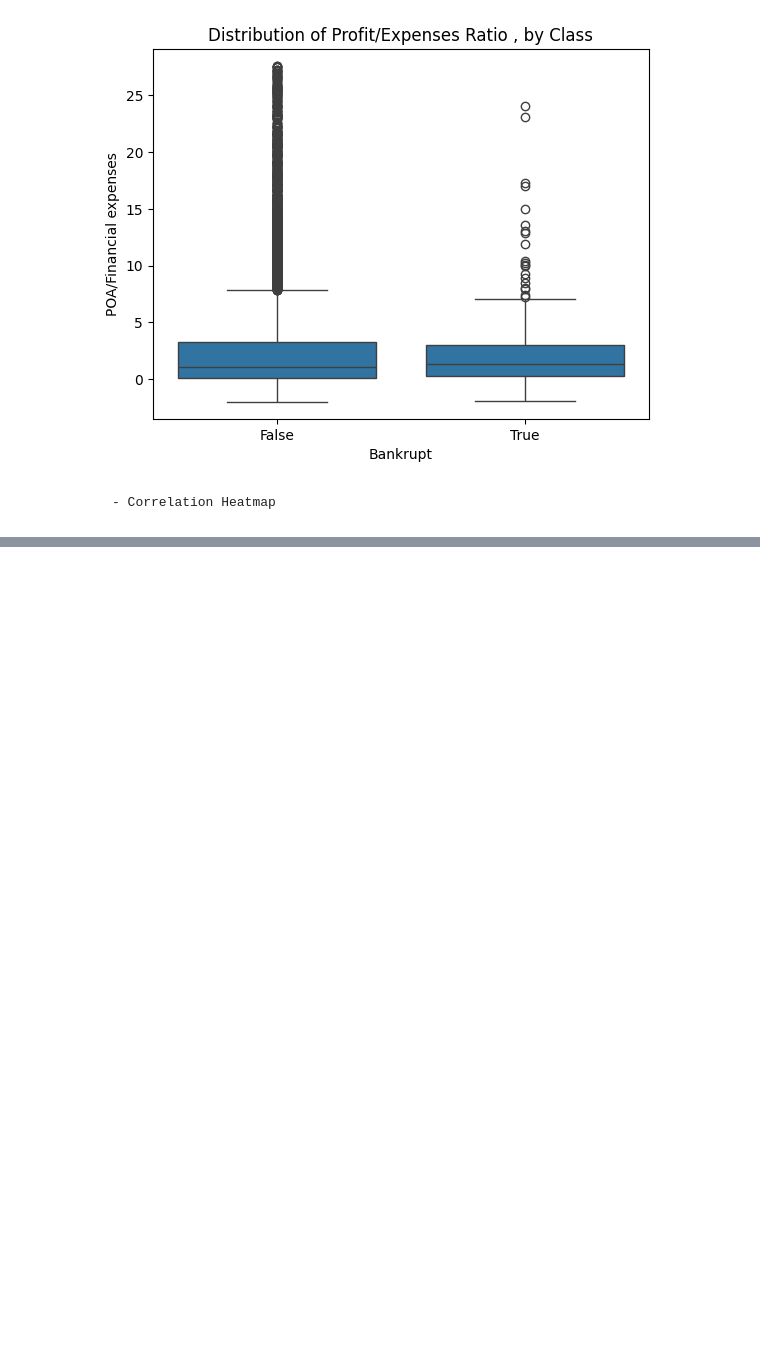
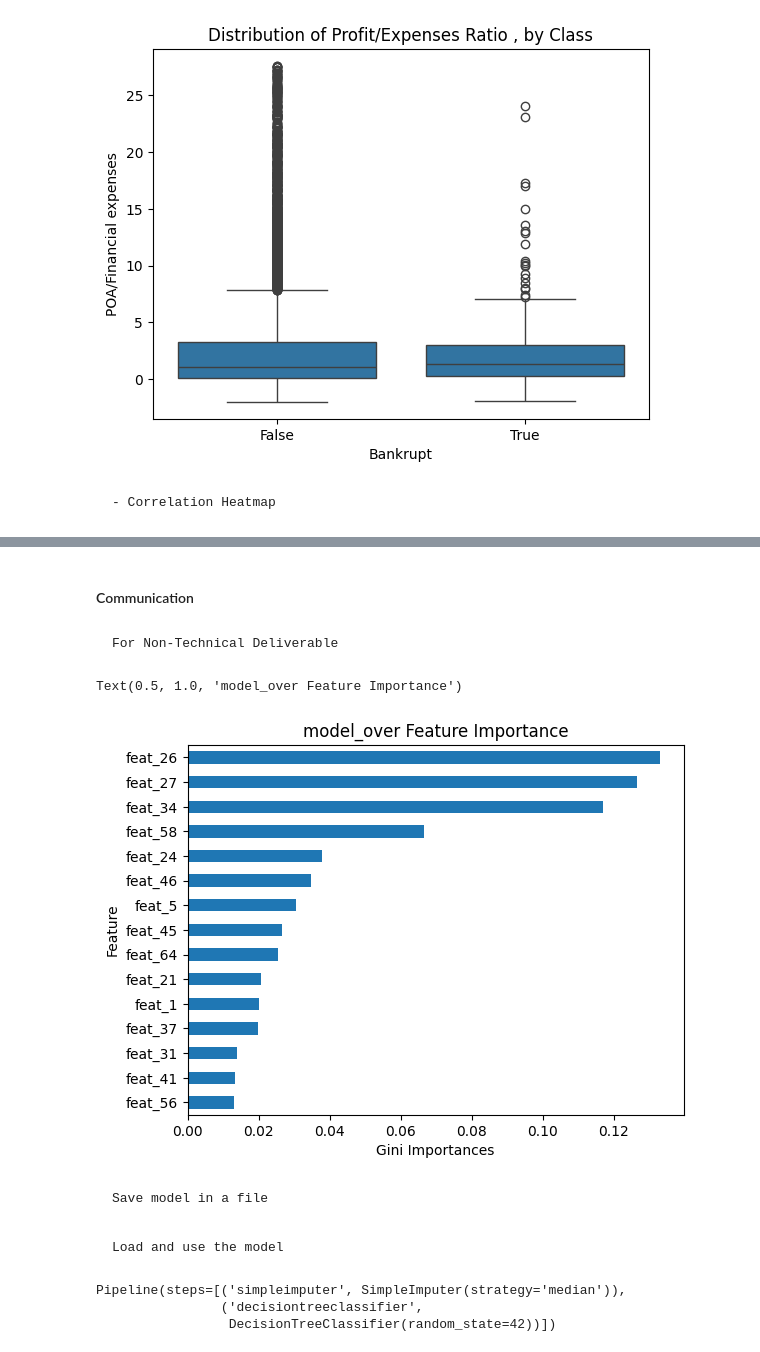
Before and after one commit to tech-ml-quant-luv/Applied_data_science_lab_worldquant, a Jupyter notebook: Project 5 - Bankruptcy in Poland (Gradient Boosting)/052-imbalanced-data.ipynb, the cells around one changed output, grey strips where cells are left out. Drawn from its saved outputs; the diff is of its cells as text; code cells hidden in the pictures; blank space fills up the shorter version.

```diff
--- a/Project 5 - Bankruptcy in Poland (Gradient Boosting)/052-imbalanced-data.ipynb
+++ b/Project 5 - Bankruptcy in Poland (Gradient Boosting)/052-imbalanced-data.ipynb
@@ -150,0 +190,4 @@ Text(0.5, 1.0, 'Distribution of Profit/Expenses Ratio , by Class')
+# %%
+over_sampler = RandomOverSampler(random_state=42)
+X_train_over,y_train_over = over_sampler.fit_resample(X_train,y_train)
+print(X_train_over.shape)
@@ -150,0 +266,20 @@ Text(0.5, 1.0, 'Distribution of Profit/Expenses Ratio , by Class')
+# %% [markdown]
+#### Communication
+# %% [markdown]
+    For Non-Technical Deliverable
+# %%
+# Get importances
+importances = model_over.named_steps["decisiontreeclassifier"].feature_importances_
+
+#Put importances into a Series
+feat_imp = pd.Series(importances, index=X_train_over.columns).sort_values()
+
+# Plot Series
+
+feat_imp.tail(15).plot(kind="barh")
+plt.xlabel("Gini Importances")
+plt.ylabel("Feature")
+plt.title("model_over Feature Importance")
+# %% [output]
+Text(0.5, 1.0, 'model_over Feature Importance')
+[figure, added]
@@ -150,0 +296,2 @@ Text(0.5, 1.0, 'Distribution of Profit/Expenses Ratio , by Class')
+# %% [markdown]
+    Save model in a file
@@ -150,0 +303,10 @@ Text(0.5, 1.0, 'Distribution of Profit/Expenses Ratio , by Class')
+# %% [markdown]
+    Load and use the model
+# %%
+with open("model-5-2.pkl","rb") as f:
+    loaded_model = pickle.load(f)
+print(loaded_model)
+# %% [output]
+Pipeline(steps=[('simpleimputer', SimpleImputer(strategy='median')),
+                ('decisiontreeclassifier',
+                 DecisionTreeClassifier(random_state=42))])
```
Also changed, not shown: parts of 24 cells of this notebook, 1 other file.
